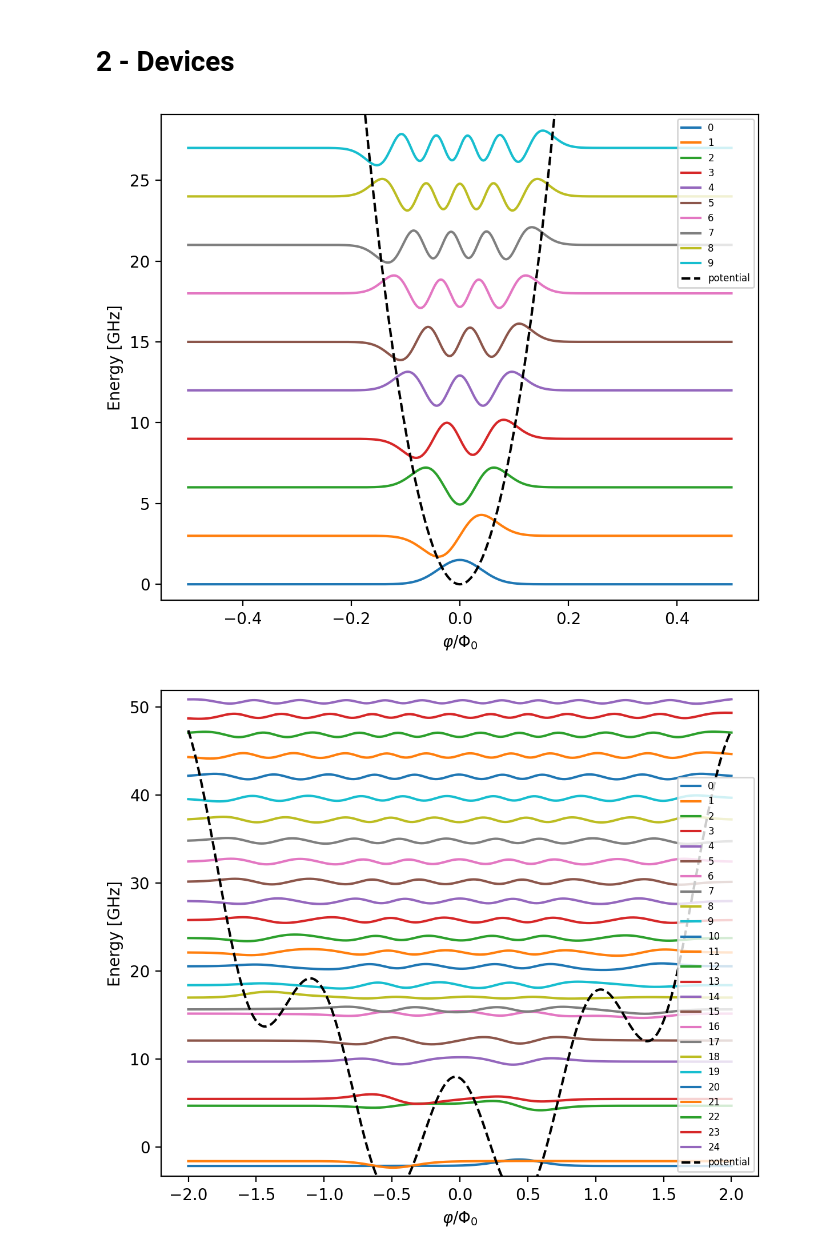
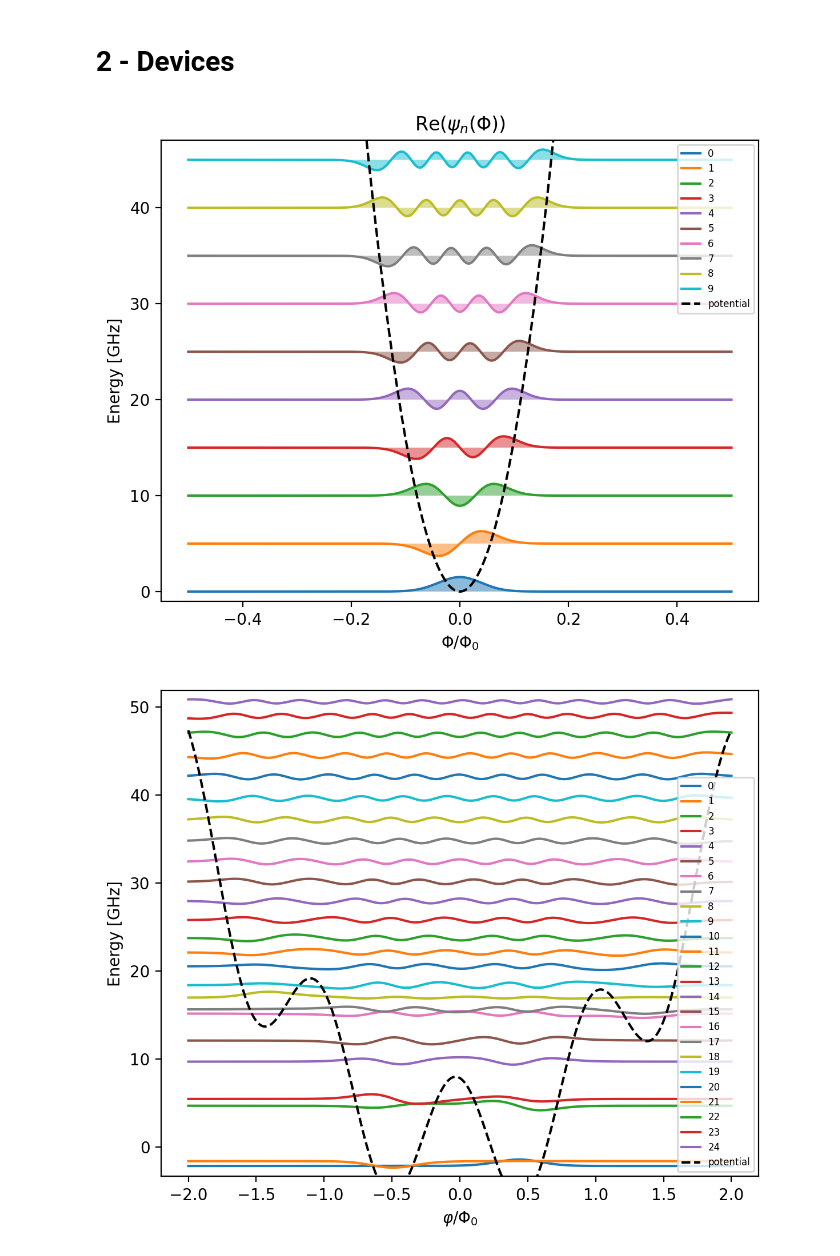
Before and after one commit to EQuS/qcsys, a Jupyter notebook: tutorials/1-demo.ipynb, the cells around one changed output. Cells and saved outputs as stored; diff of their text form; code cells hidden in the pictures.

Commit message:
updated plotting methods

```diff
--- a/tutorials/1-demo.ipynb
+++ b/tutorials/1-demo.ipynb
@@ -10,7 +10,7 @@ import jax.numpy as jnp
 # %% [markdown]
 # 2 - Devices
 # %%
-_, Ec_a, El_a = qs.calculate_lambda_over_four_resonator_zpf(3, 50)
+_, Ec_a, El_a = qs.calculate_lambda_over_four_resonator_zpf(5, 50)
 
 resonator = qs.Resonator.create(
     10,
@@ -19,9 +19,9 @@ resonator = qs.Resonator.create(
 )
 # %%
 phi_vals = jnp.linspace(-0.5,0.5,500)
-axs = resonator.plot_wavefunctions(phi_vals)
+axs = resonator.plot_wavefunctions(phi_vals, mode="real")
 # %% [output]
-[figure, old version]
+[figure, new version]
 # %%
 Ec_q = 1
 El_q = 0.5
```
Also changed, not shown: 2 other files.
